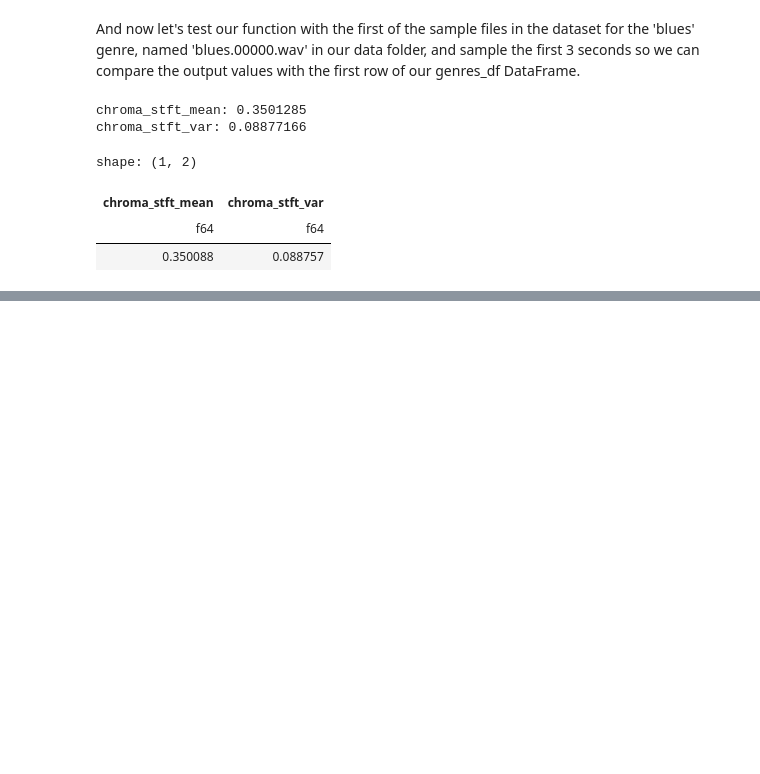
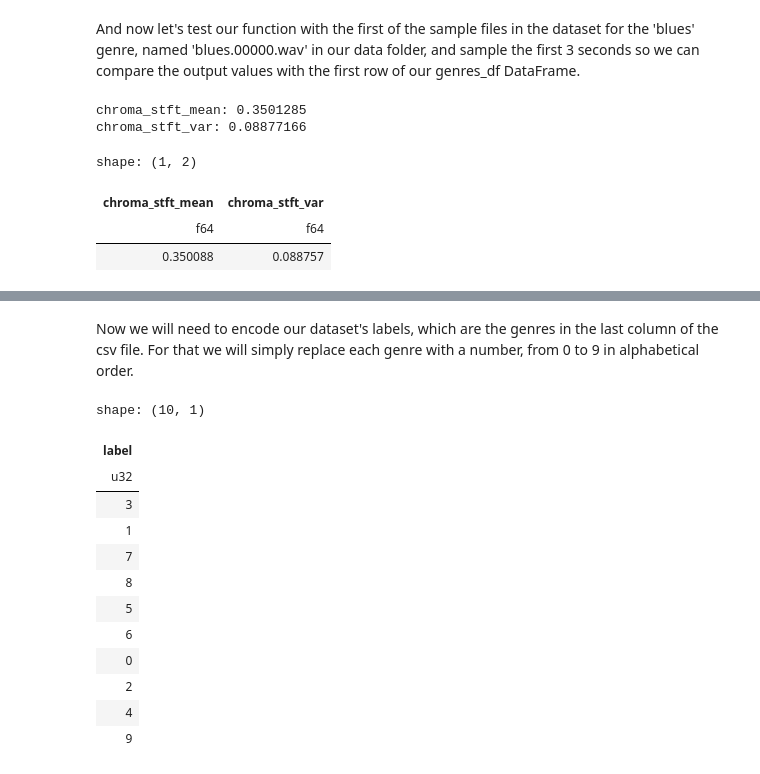
Before and after one commit to Underdoge/music-ds, a Jupyter notebook: Jupyter_Workbook.ipynb, the cells around one changed output, grey strips where cells are left out. Saved outputs shown, nothing was run; the diff lists cells and outputs as text; code cells hidden in the pictures; blank space fills up the shorter version.

```diff
--- a/Jupyter_Workbook.ipynb
+++ b/Jupyter_Workbook.ipynb
@@ -904,0 +921,21 @@ shape: (1, 60)
+# %% [markdown]
+Now we will need to encode our dataset's labels, which are the genres in the last column of the csv file. For that we will simply replace each genre with a number, from 0 to 9 in alphabetical order.
+# %%
+labels = genres_df.select(
+    label = (pl.col("label").cast(pl.Categorical).to_physical())
+)
+labels.unique()
+# %% [output]
+shape: (10, 1)
+| label |
+| u32 |
+| 3 |
+| 1 |
+| 7 |
+| 8 |
+| 5 |
+| 6 |
+| 0 |
+| 2 |
+| 4 |
+| 9 |
```
Also changed, not shown: parts of 20 cells of this notebook.
